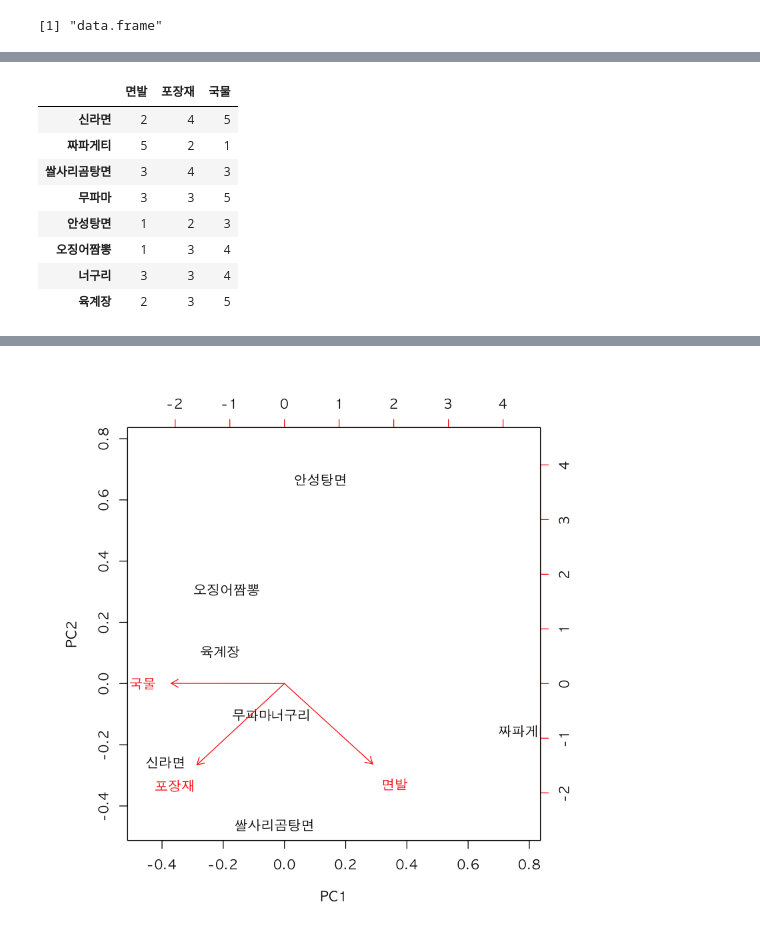
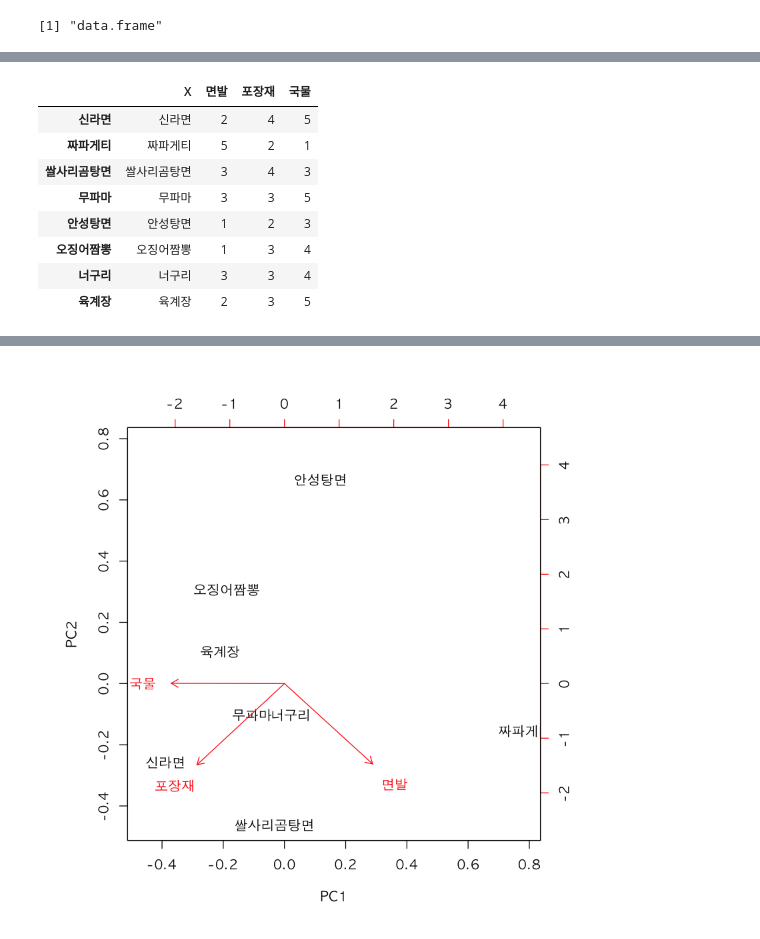
Before and after one commit to JeongYouYoung/R, a Jupyter notebook: 15. 주성분 분석.ipynb, the cells around one changed output, grey strips where cells are left out. Saved outputs shown, nothing was run; the diff lists cells and outputs as text; code cells hidden in the pictures.

```diff
--- a/15. 주성분 분석.ipynb
+++ b/15. 주성분 분석.ipynb
@@ -113,13 +112,13 @@ ra2
 # %%
-rownames(ra2) <- ra[,1]
-ra2
+rownames(ra) <- ra[,1]
+ra
 # %% [output]
-|  | 면발 | 포장재 | 국물 |
-| 신라면 | 2 | 4 | 5 |
-| 짜파게티 | 5 | 2 | 1 |
-| 쌀사리곰탕면 | 3 | 4 | 3 |
-| 무파마 | 3 | 3 | 5 |
-| 안성탕면 | 1 | 2 | 3 |
-| 오징어짬뽕 | 1 | 3 | 4 |
-| 너구리 | 3 | 3 | 4 |
-| 육계장 | 2 | 3 | 5 |
+|  | X | 면발 | 포장재 | 국물 |
+| 신라면 | 신라면 | 2 | 4 | 5 |
+| 짜파게티 | 짜파게티 | 5 | 2 | 1 |
+| 쌀사리곰탕면 | 쌀사리곰탕면 | 3 | 4 | 3 |
+| 무파마 | 무파마 | 3 | 3 | 5 |
+| 안성탕면 | 안성탕면 | 1 | 2 | 3 |
+| 오징어짬뽕 | 오징어짬뽕 | 1 | 3 | 4 |
+| 너구리 | 너구리 | 3 | 3 | 4 |
+| 육계장 | 육계장 | 2 | 3 | 5 |
```
Also changed, not shown: parts of 9 cells of this notebook.
